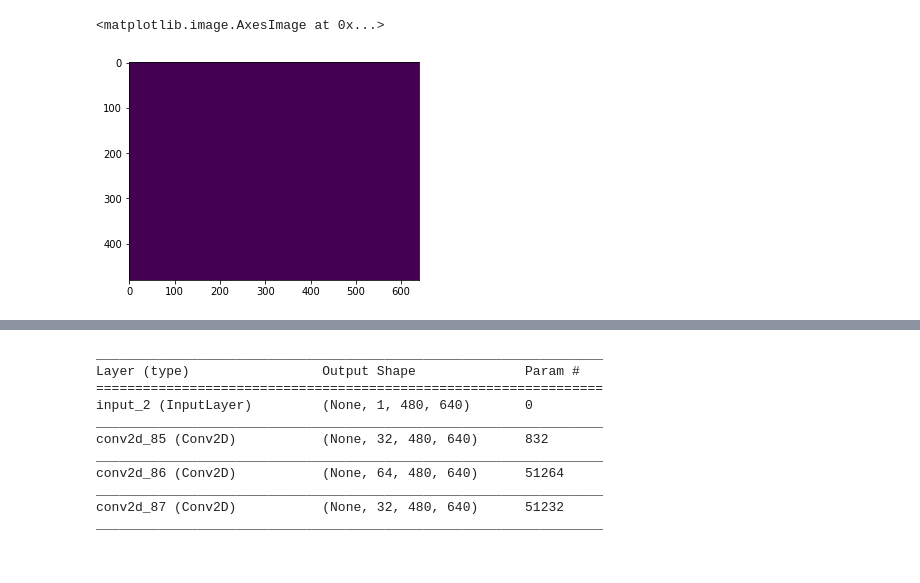
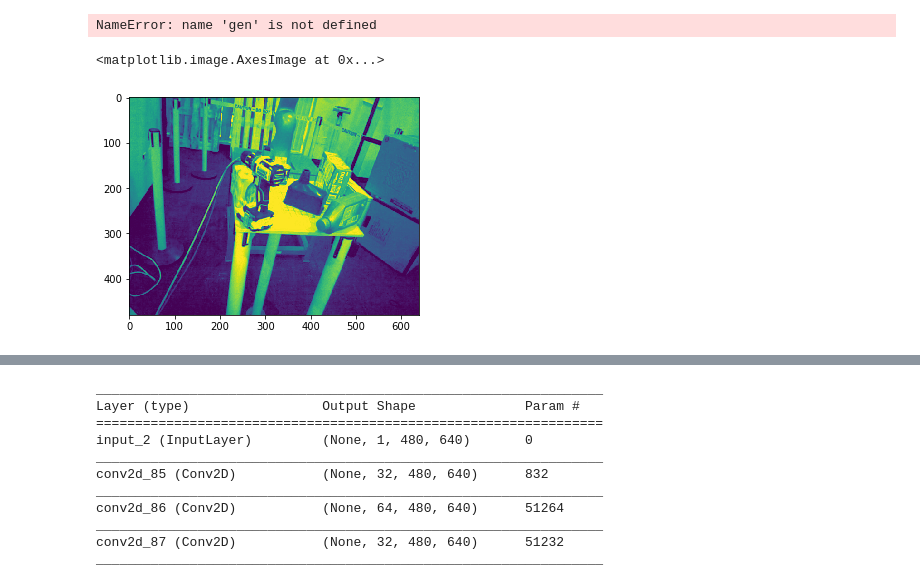
Before and after one commit to RobotLocomotion/spartan, a Jupyter notebook: src/DepthSim/python/pixel-wise-cnnNew.ipynb, the cells around one changed output, grey strips where cells are left out. Cells and saved outputs as stored; diff of their text form; code cells hidden in the pictures.

```diff
--- a/src/DepthSim/python/pixel-wise-cnnNew.ipynb
+++ b/src/DepthSim/python/pixel-wise-cnnNew.ipynb
@@ -120,4 +249,4 @@ NameError: global name 'depth_img' is not defined
 # %%
-img_height = 480
+img_height = 480 #check with old params
 img_width = 640
-inputs = Input((img_height, img_width,3))
+inputs = Input((img_height, img_width,7))
@@ -124,7 +310,7 @@ inputs = Input((img_height, img_width,3))
 # %%
-#crop = Cropping2D(cropping=((0, 0), (0, 0)), data_format=None)
-conv1 = Conv2D(3, 3, activation = 'relu', padding = 'same', kernel_initializer = 'he_normal',data_format='channels_last')(inputs)
-conv1 = Conv2D(3, 3, activation = 'relu', padding = 'same', kernel_initializer = 'he_normal',data_format='channels_last')(conv1)
+#crop = Cropping2D(cropping=((0, 0), (0, 0)), data_format=None) #check with updated param in the middle weird???
+conv1 = Conv2D(4, 3, activation = 'relu', padding = 'same', kernel_initializer = 'he_normal',data_format='channels_last')(inputs)
+conv1 = Conv2D(4, 3, activation = 'relu', padding = 'same', kernel_initializer = 'he_normal',data_format='channels_last')(conv1)
 pool1 = MaxPooling2D(pool_size=(2, 2),data_format='channels_last')(conv1)
 
 conv2 = Conv2D(14, 3, activation = 'relu', padding = 'same', kernel_initializer = 'he_normal',data_format='channels_last')(pool1)
@@ -140,7 +326,7 @@ conv4 = Conv2D(56, 3, activation = 'relu', padding = 'same', kernel_initializer
 drop4 = Dropout(0.5)(conv4)
 pool4 = MaxPooling2D(pool_size=(2, 2),data_format='channels_last')(drop4)
 
-conv5 = Conv2D(1, 3, activation = 'relu', padding = 'same', kernel_initializer = 'he_normal',data_format='channels_last')(pool4)
+conv5 = Conv2D(136, 3, activation = 'relu', padding = 'same', kernel_initializer = 'he_normal',data_format='channels_last')(pool4)
 conv5 = Conv2D(136, 3, activation = 'relu', padding = 'same', kernel_initializer = 'he_normal',data_format='channels_last')(conv5)
 drop5 = Dropout(0.5)(conv5)
 
@@ -192,6 +376,8 @@ None
+# %%
+model.load_weights('unet_7channelfixed_batchsize4.hdf5')
 # %%
-model_checkpoint = ModelCheckpoint('unet_rgbonly_batchsize4.hdf5', monitor='loss',verbose=1, save_best_only=True)
+model_checkpoint = ModelCheckpoint('unet_7channelfixed_batchsize4.hdf5', monitor='loss',verbose=1, save_best_only=True)
 print('Fitting model...')
-model.fit_generator(gen, nb_epoch=50,steps_per_epoch=100, verbose=1, shuffle=True, callbacks=[model_checkpoint])
+model.fit_generator(gen, nb_epoch=100,steps_per_epoch=100, verbose=1, shuffle=True, callbacks=[model_checkpoint])
 # %% [output]
 Fitting model...
@@ -239,10 +417,18 @@ plt.show()
+# %%
+test = gen.next()
+X_Test = test[0][0:1]
+
+Y_Test = test[1][0:1]
+imgs_mask_test = model.predict_on_batch(X_Test)
+# %% [output]
+NameError: name 'gen' is not defined
 # %%
 %matplotlib inline
-img = np.reshape(X_Test1[:,:,:,4],(img_height,img_width))
+img = np.reshape(X_Test[0][:,:,4],(img_height,img_width))
 plt.imshow(img)
 # %% [output]
 <matplotlib.image.AxesImage at 0x...>
-[figure, old version]
+[figure, new version]
 # %%
 %matplotlib inline
 img = np.reshape(imgs_mask_test[0],(img_height,img_width))
```
Also changed, not shown: parts of 17 cells of this notebook, 5 other files.
